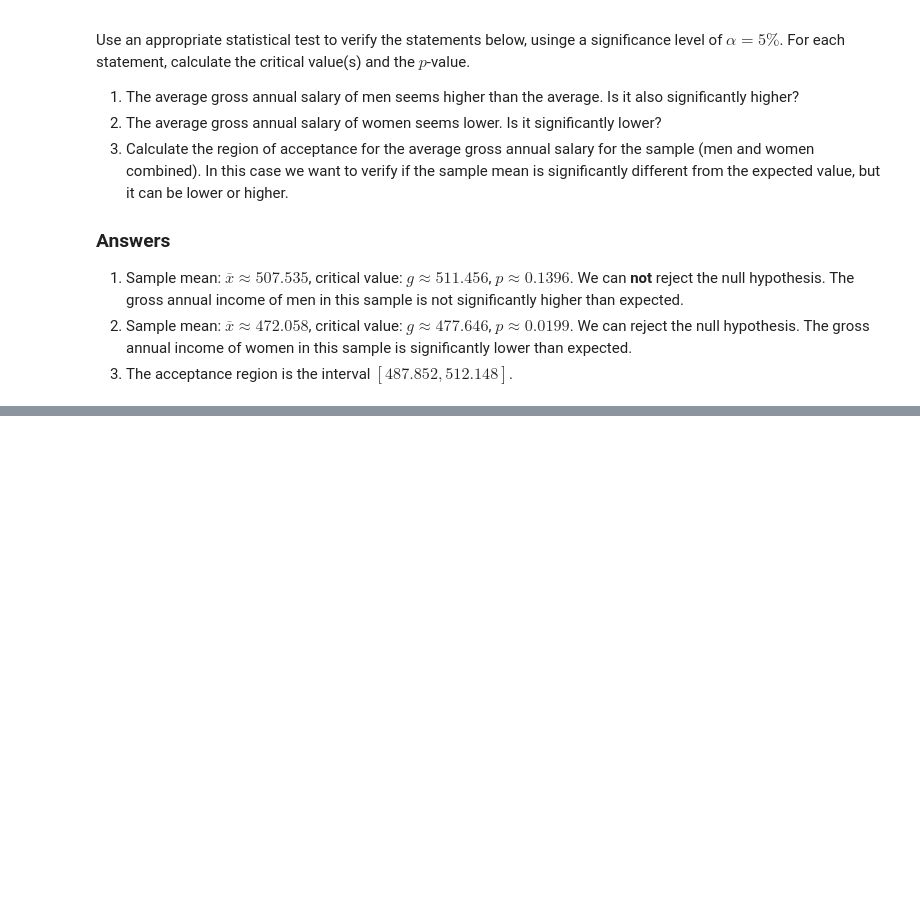
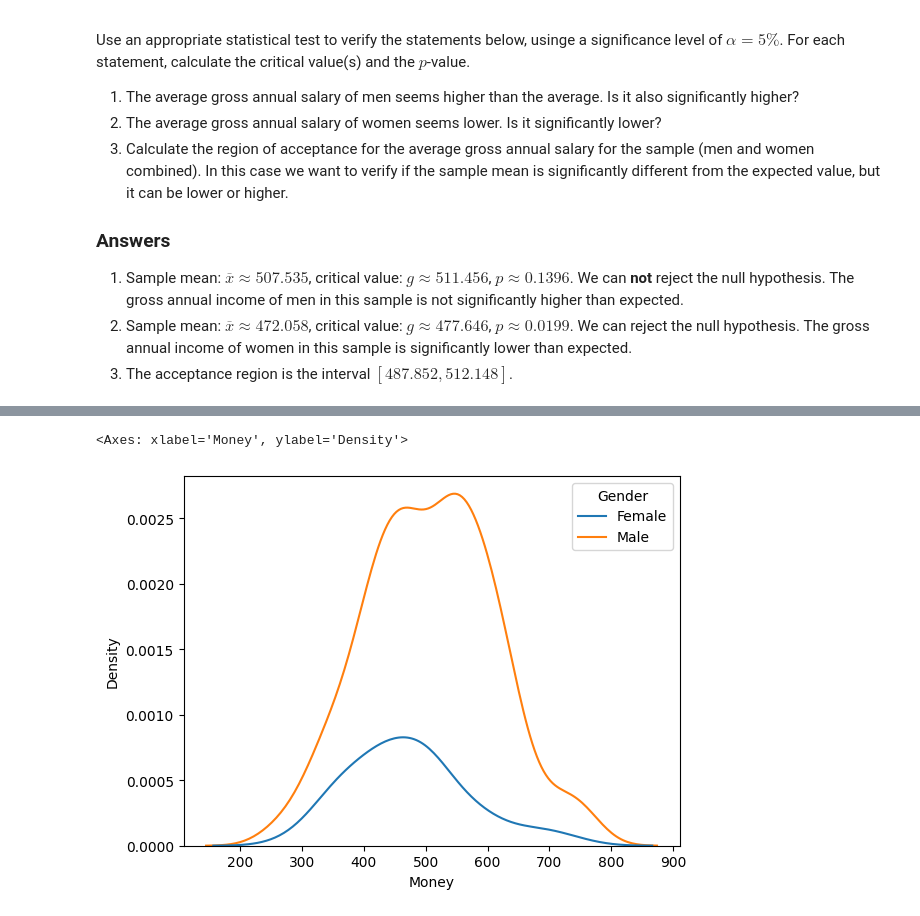
Before and after one commit to JelleLeus1996/data_science, a Jupyter notebook: 3-central-limit-testing/lab-3.04-hypothesis-testing.ipynb, the cells around one changed output, grey strips where cells are left out. Drawn from its saved outputs; the diff is of its cells as text; code cells hidden in the pictures; blank space fills up the shorter version.

Commit message:
Finished - Les Data Science & AI VC- Oefeningen Hypothesis Testing

```diff
--- a/3-central-limit-testing/lab-3.04-hypothesis-testing.ipynb
+++ b/3-central-limit-testing/lab-3.04-hypothesis-testing.ipynb
@@ -250,3 +374,7 @@ Use an appropriate statistical test to verify the statements below, usinge a sig
 1. Sample mean: $\overline{x} \approx 507.535$, critical value: $g \approx 511.456$, $p \approx 0.1396$. We can **not** reject the null hypothesis. The gross annual income of men in this sample is not significantly higher than expected.
 2. Sample mean: $\overline{x} \approx 472.058$, critical value: $g \approx 477.646$, $p \approx 0.0199$. We can reject the null hypothesis. The gross annual income of women in this sample is significantly lower than expected.
 3. The acceptance region is the interval $[487.852, 512.148]$.
+# %%
+df = pd.read_csv('https://raw.githubusercontent.com/JelleLeus1996/data_science/main/data/rlanders.csv').set_index(['ID'])
+
+df.head(3)
@@ -252,0 +387,5 @@ Use an appropriate statistical test to verify the statements below, usinge a sig
+# %%
+sns.kdeplot(data=df,x='Money',hue='Gender')
+# %% [output]
+<Axes: xlabel='Money', ylabel='Density'>
+[figure, added]
```
Also changed, not shown: parts of 35 cells of this notebook, 1 other file.
